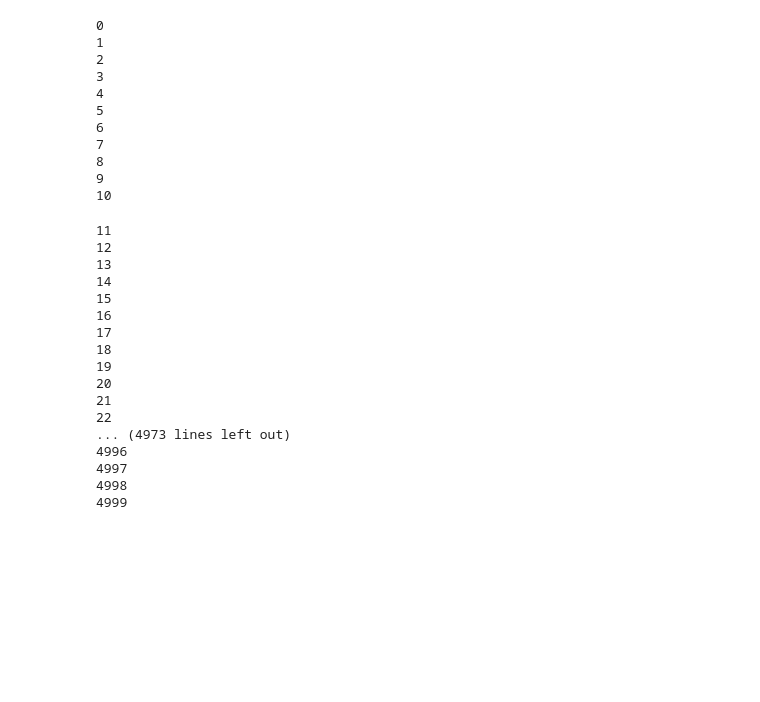
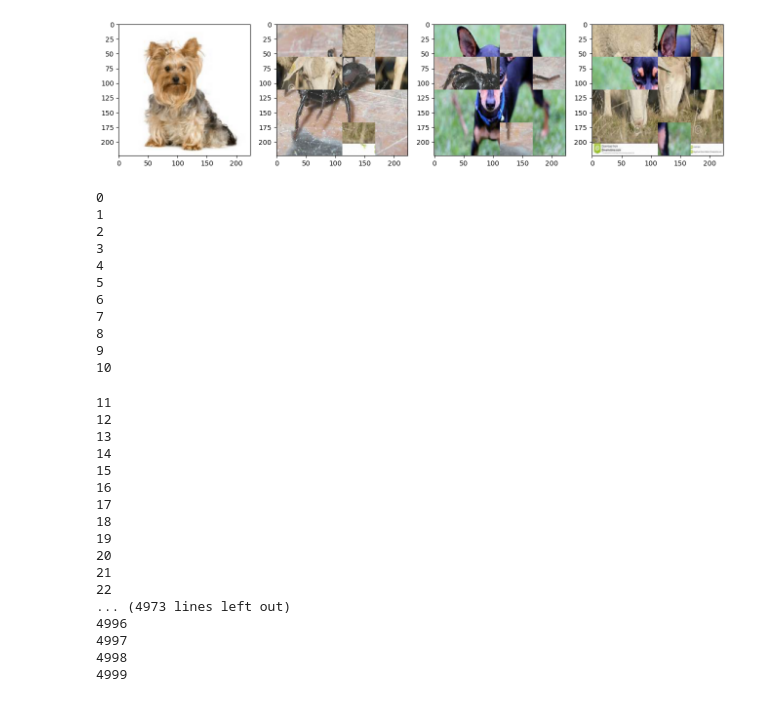
Before and after one commit to zionia4758/grid_cutmix, a Jupyter notebook: visualize.ipynb, the cells around one changed output. Cells and saved outputs as stored; diff of their text form; code cells hidden in the pictures; blank space fills up the shorter version.

Commit message:
grid_cut_mix가 배치내에서 동작하도록 수정(v2,v3)

```diff
--- a/visualize.ipynb
+++ b/visualize.ipynb
@@ -77,5 +145,5 @@ class grid_cut_mix():
 # %%
 sample_loader = DataLoader(dataset,batch_size=4,shuffle=True)
 
-gcm = grid_cut_mix(10,[224,224],sample_loader=sample_loader,alpha=1.,grid=1,grid_type='grid')
+gcm = grid_cut_mix_v3(10,[224,224],grid=56,grid_type='grid')
 # gcm.slice_map.float()
@@ -98,3 +150,17 @@ tensor([0.0000, 0.0000, 0.0000, 0.0000, 0.5000, 0.0000, 0.0000, 0.0000, 0.5000,
+# %%
+img,label = next(iter(data_loader))
+new_img,label = gcm(img,label)
+img_p = img.permute(0,2,3,1)
+new_img_p = new_img.permute(0,2,3,1)
+idx=1
+plt.figure(figsize=(16,16))
+for i in range(4):
+    plt.subplot(1,4,i+1)
+    plt.imshow(new_img_p[i])
+# plt.imshow(new_img_p[idx])
+# print(label[idx])
+# %% [output]
+[figure, added]
 # %%
 test = cycle(sample_loader)
 for i in range(5000):
```
Also changed, not shown: parts of 8 cells of this notebook, 2 other files.
